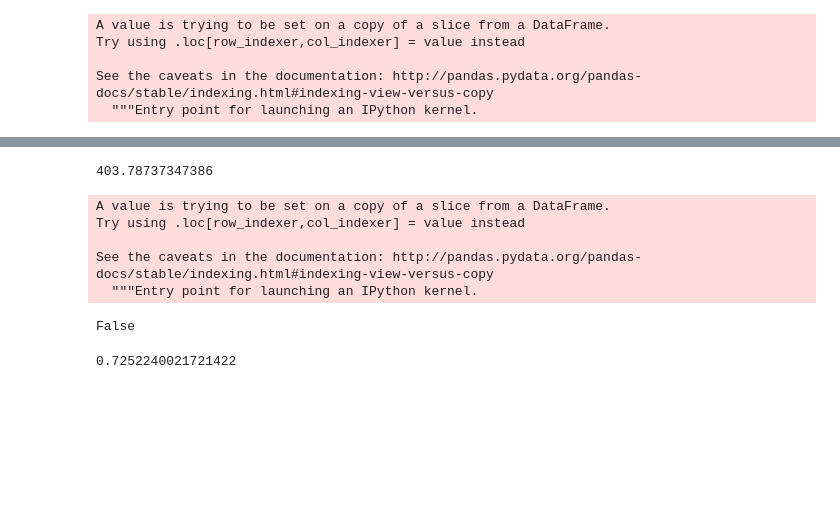
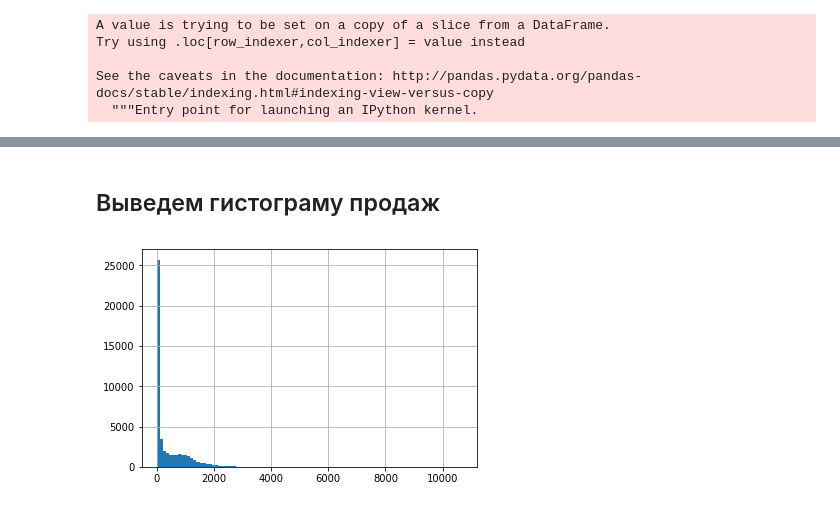
Before and after one commit to antonlagunov1623/ITechArt_lab, a Jupyter notebook: task1.ipynb, the cells around one changed output, grey strips where cells are left out. Drawn from its saved outputs; the diff is of its cells as text; code cells hidden in the pictures; blank space fills up the shorter version.

```diff
--- a/task1.ipynb
+++ b/task1.ipynb
@@ -32,3 +19,3 @@ Name: PRODUCT_CATEGORY_LABEL, Length: 359, dtype: int64
 # %%
-dry_eye = health_data[health_data['PRODUCT_CATEGORY_LABEL']=='DRY EYE']
+dry_eye = data[data['PRODUCT_CATEGORY_LABEL']=='DRY EYE']
 # %%
@@ -252,4 +208,6 @@ Name: PROMO, dtype: int64
+# %% [markdown]
+## Выведем гистограму продаж
 # %%
-dry_eye['ACTUAL'].mean()
+dry_eye['ACTUAL'].hist(bins=100);
 # %% [output]
-403.78737347386
+[figure, added]
@@ -262,12 +213,0 @@ def many_act(x):
-# %%
-dry_eye['MANY_ACTUAL'] = [many_act(x) for x in dry_eye['ACTUAL']]
-# %% [output]
-A value is trying to be set on a copy of a slice from a DataFrame.
-Try using .loc[row_indexer,col_indexer] = value instead
-
-See the caveats in the documentation: http://pandas.pydata.org/pandas-docs/stable/indexing.html#indexing-view-versus-copy
-  """Entry point for launching an IPython kernel.
-# %%
-dry_eye['PROMO'].equals(dry_eye['MANY_ACTUAL'])
-# %% [output]
-False
@@ -282,4 +213,0 @@ for i in range(len(dry_eye)):
-# %%
-comp_vect.count(1)/len(comp_vect)
-# %% [output]
-0.7252240021721422
```
Also changed, not shown: parts of 86 cells of this notebook.
